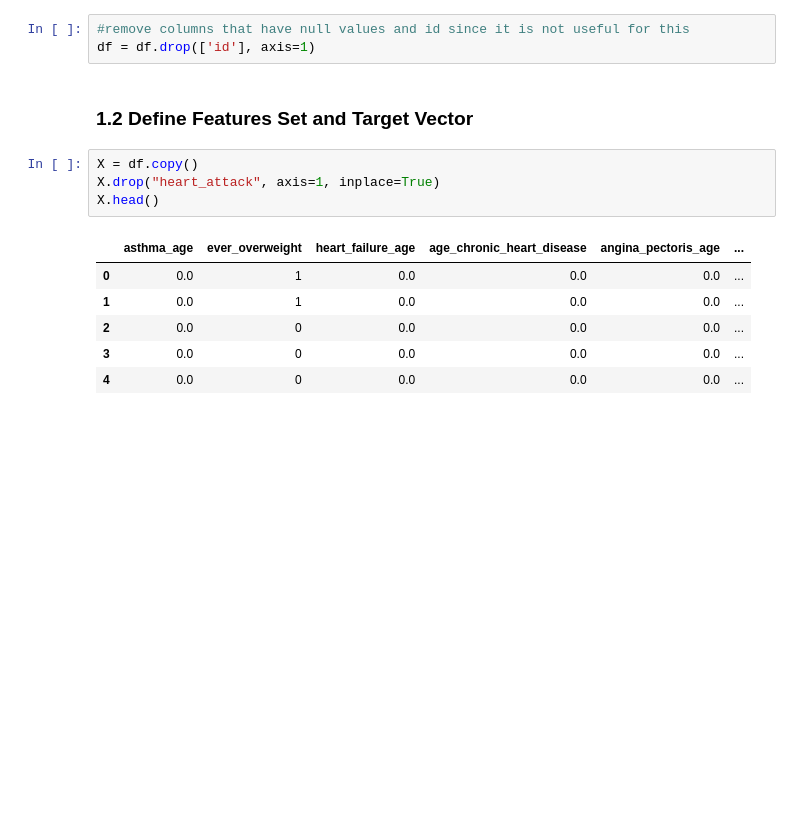
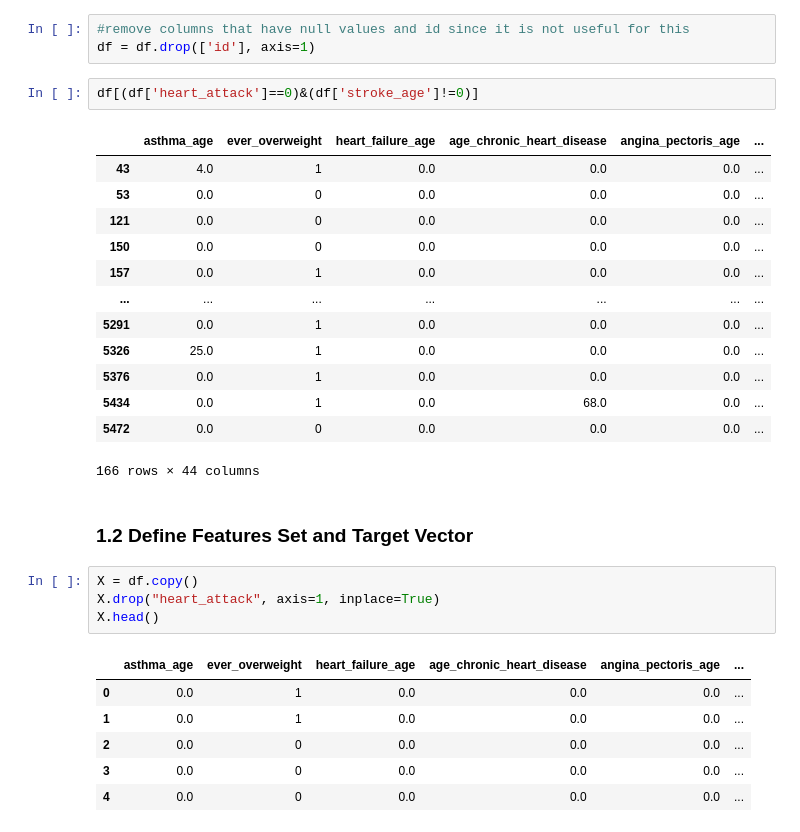
Before and after one commit to equitymarkets/HeartAttackPrediction, a Jupyter notebook: Random_Forest.ipynb, the cells around one changed output. Saved outputs shown, nothing was run; the diff lists cells and outputs as text; blank space fills up the shorter version.

```diff
--- a/Random_Forest.ipynb
+++ b/Random_Forest.ipynb
@@ -47,6 +47,22 @@ memory usage: 1.9 MB
 # %%
 #remove columns that have null values and id since it is not useful for this
 df = df.drop(['id'], axis=1)
+# %%
+df[(df['heart_attack']==0)&(df['stroke_age']!=0)]
+# %% [output]
+|  | asthma_age | ever_overweight | heart_failure_age | age_chronic_heart_disease | angina_pectoris_age | ... |
+| 43 | 4.0 | 1 | 0.0 | 0.0 | 0.0 | ... |
+| 53 | 0.0 | 0 | 0.0 | 0.0 | 0.0 | ... |
+| 121 | 0.0 | 0 | 0.0 | 0.0 | 0.0 | ... |
+| 150 | 0.0 | 0 | 0.0 | 0.0 | 0.0 | ... |
+| 157 | 0.0 | 1 | 0.0 | 0.0 | 0.0 | ... |
+| ... | ... | ... | ... | ... | ... | ... |
+| 5291 | 0.0 | 1 | 0.0 | 0.0 | 0.0 | ... |
+| 5326 | 25.0 | 1 | 0.0 | 0.0 | 0.0 | ... |
+| 5376 | 0.0 | 1 | 0.0 | 0.0 | 0.0 | ... |
+| 5434 | 0.0 | 1 | 0.0 | 68.0 | 0.0 | ... |
+| 5472 | 0.0 | 0 | 0.0 | 0.0 | 0.0 | ... |
+166 rows × 44 columns
 # %% [markdown]
 ### 1.2 Define Features Set and Target Vector
 # %%
```
Also changed, not shown: parts of 3 cells of this notebook, 6 other files.
